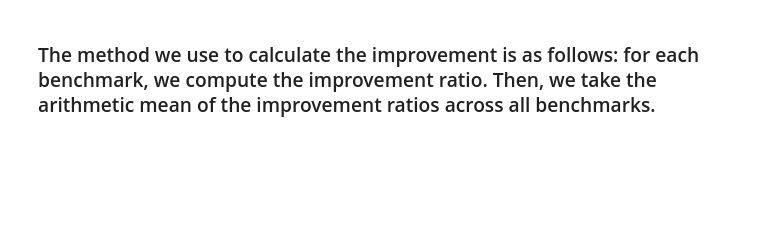
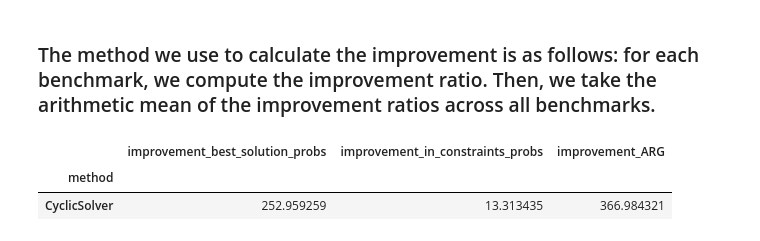
Before and after one commit to JanusQ/Choco-Q, a Jupyter notebook: implementations/2_table_all_scale.ipynb, the cells around one changed output. Saved outputs shown, nothing was run; the diff lists cells and outputs as text; code cells hidden in the pictures; blank space fills up the shorter version.

```diff
--- a/implementations/2_table_all_scale.ipynb
+++ b/implementations/2_table_all_scale.ipynb
@@ -259,34 +279,41 @@ pivot_df
 # %% [markdown]
 ### The method we use to calculate the improvement is as follows: for each benchmark, we compute the improvement ratio. Then, we take the arithmetic mean of the improvement ratios across all benchmarks.
 # %%
-# Row-wise ratio calculation
-# methods = ['PenaltySolver', 'CyclicSolver', 'HeaSolver']
+# Row-wise improvement calculation
 methods = ['CyclicSolver']
-ratios_rowwise = []
+improvements_rowwise = []
 
 for idx, row in pivot_df.iterrows():
     choco_best_solution_probs = row['best_solution_probs', 'ChocoSolver']
     choco_in_constraints_probs = row['in_constraints_probs', 'ChocoSolver']
     choco_ARG = row['ARG', 'ChocoSolver']
 
     for method in methods:
-        ratio_best_solution_probs = choco_best_solution_probs / row['best_solution_probs', method]
-        ratio_in_constraints_probs = choco_in_constraints_probs / row['in_constraints_probs', method]
-        ratio_ARG = row['ARG', method] / choco_ARG
+        # Avoid division by zero and infinite values
+        if row['best_solution_probs', method] != 0 and row['in_constraints_probs', method] != 0 and choco_ARG != 0:
+            improvement_best_solution_probs = choco_best_solution_probs / row['best_solution_probs', method]
+            improvement_in_constraints_probs = choco_in_constraints_probs / row['in_constraints_probs', method]
+            improvement_ARG = row['ARG', method] / choco_ARG
 
-        ratios_rowwise.append({
-            'pkid': row.name[0],
-            'variables': row.name[1],
-            'constraints': row.name[2],
-            'method': method,
-            'ratio_best_solution_probs': ratio_best_solution_probs,
-            'ratio_in_constraints_probs': ratio_in_constraints_probs,
-            'ratio_ARG': ratio_ARG
-        })
+            # Check for finite values
+            if np.isfinite(improvement_best_solution_probs) and np.isfinite(improvement_in_constraints_probs) and np.isfinite(improvement_ARG):
+                improvements_rowwise.append({
+                    'pkid': row.name[0],
+                    'variables': row.name[1],
+                    'constraints': row.name[2],
+                    'method': method,
+                    'improvement_best_solution_probs': improvement_best_solution_probs,
+                    'improvement_in_constraints_probs': improvement_in_constraints_probs,
+                    'improvement_ARG': improvement_ARG
+                })
 
 # Convert the result into a DataFrame
-ratios_rowwise_df = pd.DataFrame(ratios_rowwise)
+improvements_rowwise_df = pd.DataFrame(improvements_rowwise)
 
-# Calculate the average ratio for each metric
-ratios_avg_df = ratios_rowwise_df.groupby('method').mean()[['ratio_best_solution_probs', 'ratio_in_constraints_probs', 'ratio_ARG']]
-ratios_avg_df
+# Calculate the average improvement for each metric
+improvements_avg_df = improvements_rowwise_df.groupby('method').mean()[['improvement_best_solution_probs', 'improvement_in_constraints_probs', 'improvement_ARG']]
+improvements_avg_df
+# %% [output]
+|  | improvement_best_solution_probs | improvement_in_constraints_probs | improvement_ARG |
+| method |  |  |  |
+| CyclicSolver | 252.959259 | 13.313435 | 366.984321 |
```
Also changed, not shown: parts of 1 cell of this notebook, 3 other files.
